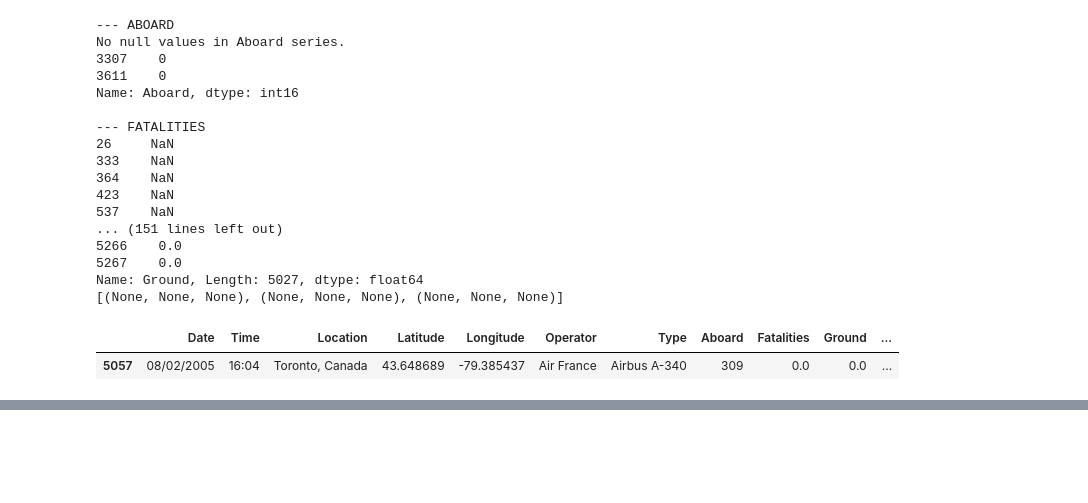
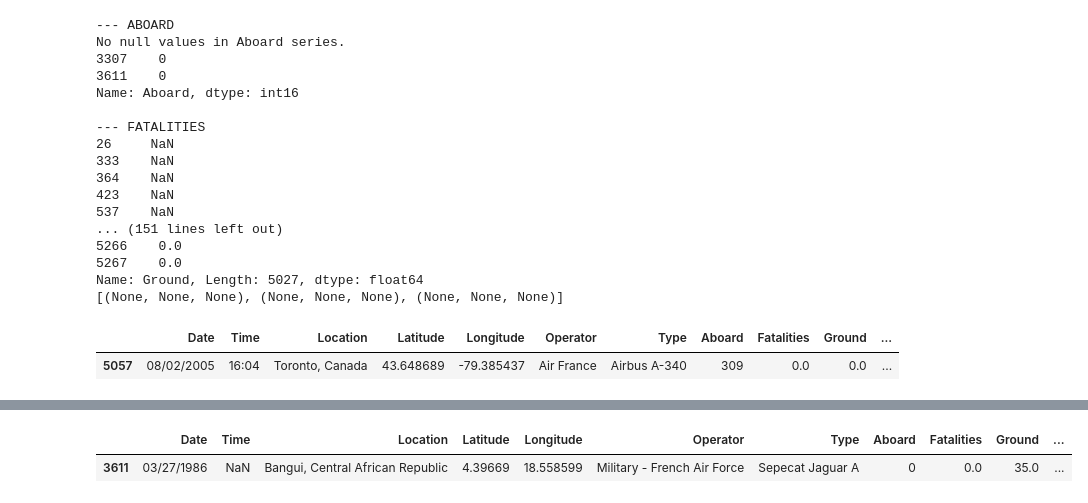
Before and after one commit to CatarinaL/GroupDataVizProjectDIT, a Jupyter notebook: DataPreparation.ipynb, the cells around one changed output, grey strips where cells are left out. Saved outputs shown, nothing was run; the diff lists cells and outputs as text; code cells hidden in the pictures; blank space fills up the shorter version.

```diff
--- a/DataPreparation.ipynb
+++ b/DataPreparation.ipynb
@@ -285,0 +307,6 @@ Name: Ground, Length: 5027, dtype: float64
+# %%
+dframe.loc[3307, "Aboard"] = 1
+dframe.loc[3307, "Fatalities"] = 1
+dframe.loc[3307, "Summary"] = "A Turkish Air Force F-5A crashed on to an army camp at Pancarkoy, 276 n.m. north-west of Ankara, during a mock attack on September 22. The pilot and 39 soldiers were killed, while 72 soldiers were severely injured."
+
+dframe.loc[3307, :]
@@ -285,0 +326,5 @@ Name: Ground, Length: 5027, dtype: float64
+# %%
+dframe[3611:3612]
+# %% [output]
+|  | Date | Time | Location | Latitude | Longitude | Operator | Type | Aboard | Fatalities | Ground | ... |
+| 3611 | 03/27/1986 | NaN | Bangui, Central African Republic | 4.39669 | 18.558599 | Military - French Air Force | Sepecat Jaguar A | 0 | 0.0 | 35.0 | ... |
```
Also changed, not shown: parts of 29 cells of this notebook.
